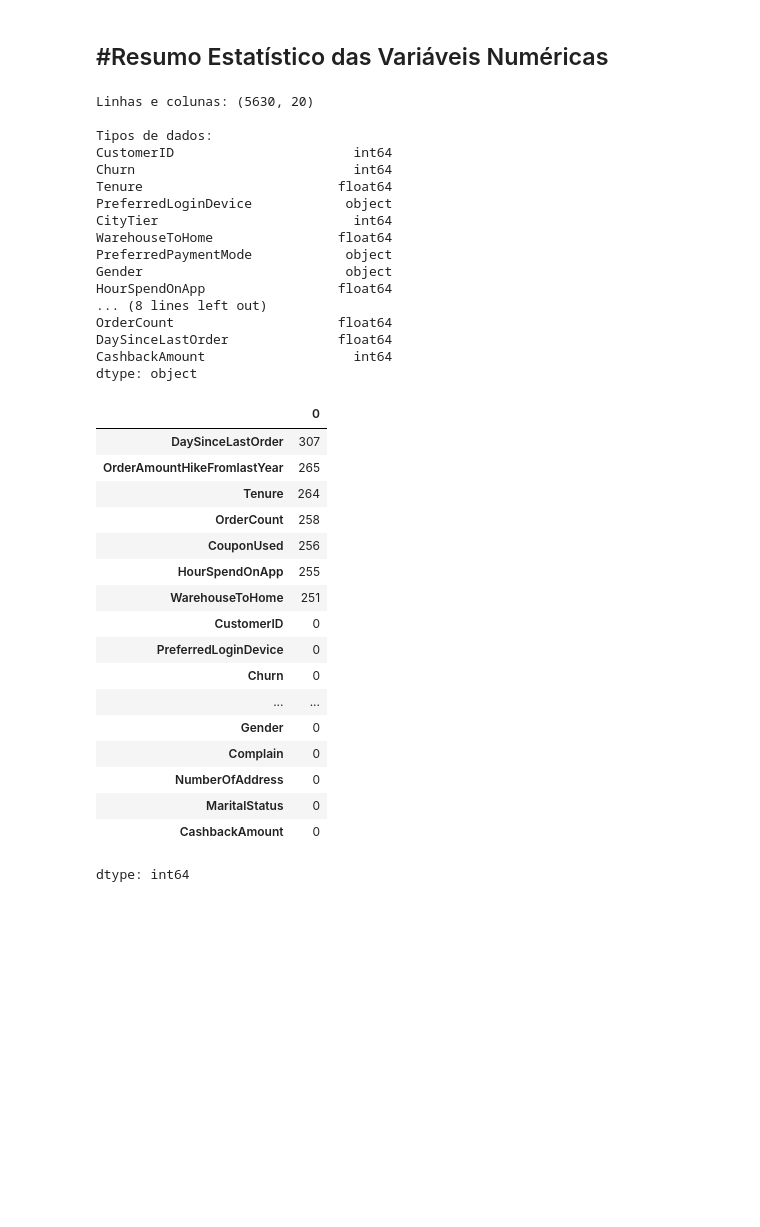
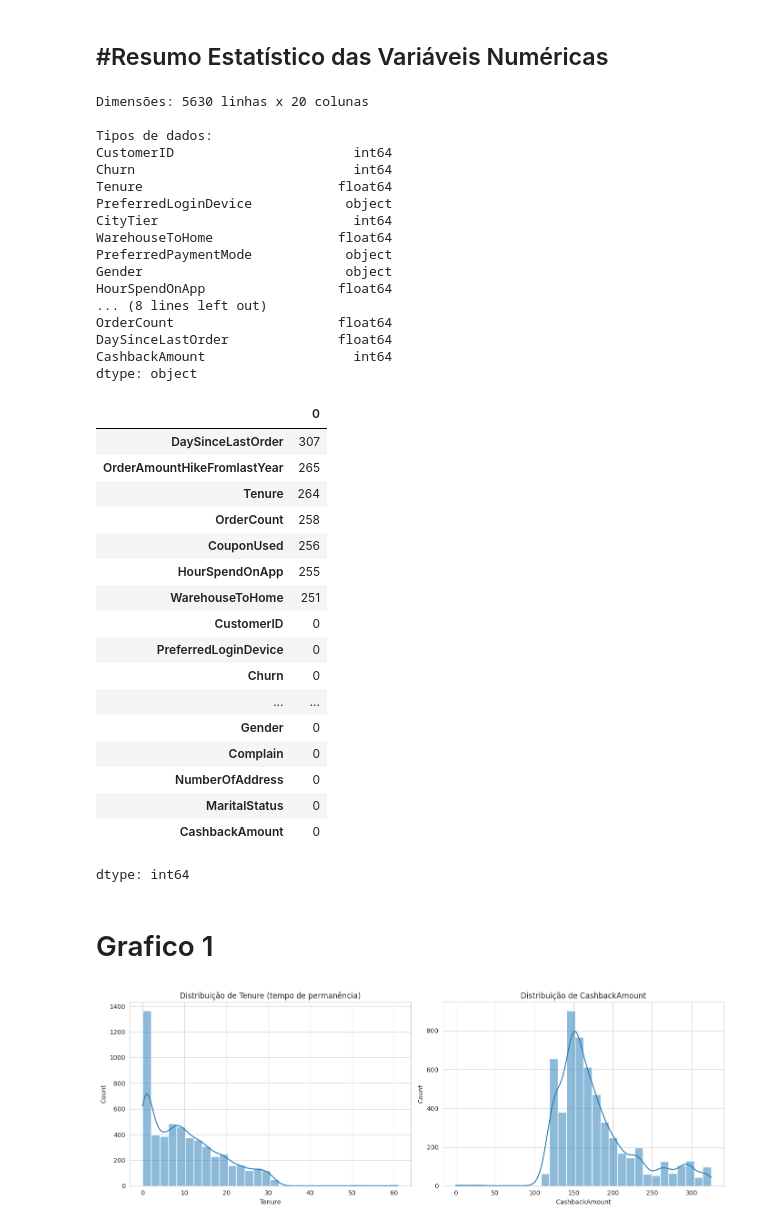
Before and after one commit to alegouvea75/Projeto-Avaliativo-final-Modulo1, a Jupyter notebook: Projeto_Avaliativo_semana_14.ipynb, the cells around one changed output. Drawn from its saved outputs; the diff is of its cells as text; code cells hidden in the pictures; blank space fills up the shorter version.

```diff
--- a/Projeto_Avaliativo_semana_14.ipynb
+++ b/Projeto_Avaliativo_semana_14.ipynb
@@ -47,12 +47,15 @@ file_id = '1Gcdv7zg4BDquToRBdRwIDksHicJPO0dd'
 direct_url = f'https://drive.google.com/uc?id={file_id}'
 output_filename = 'ecommerce_churn.csv'
 gdown.download(direct_url, output_filename, quiet=False)
-df = pd.read_csv(output_filename)
-display(df.head())
-print(f'Total de linhas: {df.shape[0]}')
-print(f'Total de colunas: {df.shape[1]}')
-print('\nLista completa de colunas:')
-print(df.columns.tolist())
+df = pd.read_csv("ecommerce_churn.csv")
+df.head()
+# Estrutura estatística
+print(f"Dimensões: {df.shape[0]} linhas x {df.shape[1]} colunas")
+print("\nTipos de dados:")
+print(df.dtypes)
+df.describe()
+df.describe(include='object')
+df.isnull().sum().sort_values(ascending=False)
 # %% [output]
 Downloading...
 From: https://drive.google.com/uc?id=1Gcdv7zg4BDquToRBdRwIDksHicJPO0dd
@@ -73,13 +100,14 @@ Lista completa de colunas:
 # %% [markdown]
 ## #Resumo Estatístico das Variáveis Numéricas
 # %%
-print("Linhas e colunas:", df.shape)
+print(f"Dimensões: {df.shape[0]} linhas x {df.shape[1]} colunas")
 print("\nTipos de dados:")
 print(df.dtypes)
 df.describe()
+df.describe(include='object')
 df.isnull().sum().sort_values(ascending=False)
 # %% [output]
-Linhas e colunas: (5630, 20)
+Dimensões: 5630 linhas x 20 colunas
 
 Tipos de dados:
 CustomerID                       int64
@@ -114,3 +142,16 @@ dtype: object
 | MaritalStatus | 0 |
 | CashbackAmount | 0 |
 dtype: int64
+# %% [markdown]
+# Grafico 1
+# %%
+fig, axes = plt.subplots(1, 2, figsize=(14, 5))
+sns.histplot(df['Tenure'], bins=30, kde=True, ax=axes[0])
+axes[0].set_title('Distribuição de Tenure (tempo de permanência)')
+
+sns.histplot(df['CashbackAmount'], bins=30, kde=True, ax=axes[1])
+axes[1].set_title('Distribuição de CashbackAmount')
+plt.tight_layout()
+plt.show()
+# %% [output]
+[figure, added]
```
Also changed, not shown: parts of 5 cells of this notebook.
